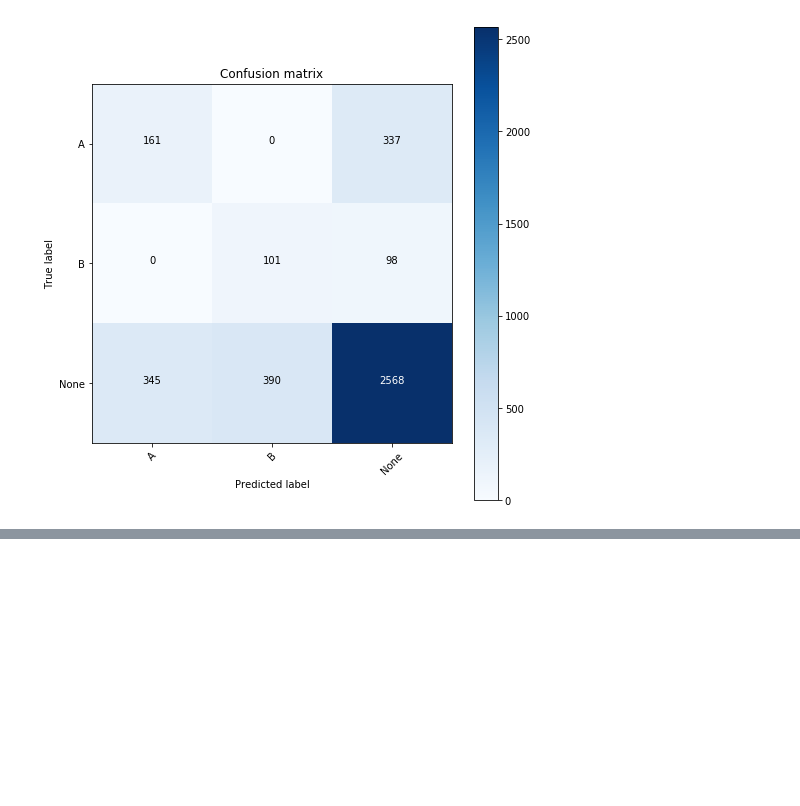
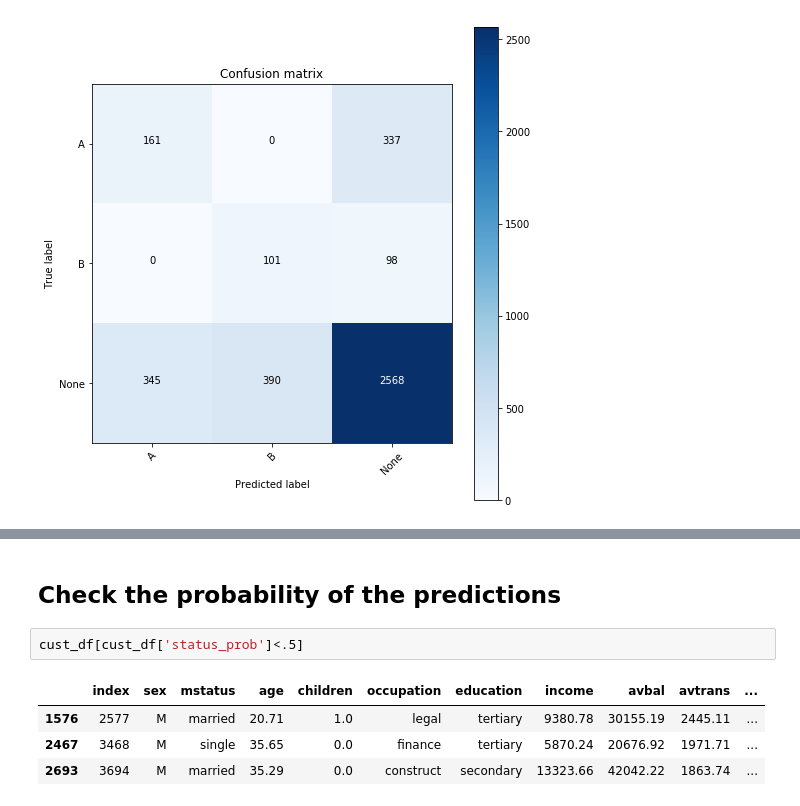
Before and after one commit to tkokkeng/KE5108-HybridIntelSys, a Jupyter notebook: custpurchclassifier.predict.ipynb, the cells around one changed output, grey strips where cells are left out. Saved outputs shown, nothing was run; the diff lists cells and outputs as text; blank space fills up the shorter version.

```diff
--- a/custpurchclassifier.predict.ipynb
+++ b/custpurchclassifier.predict.ipynb
@@ -252,0 +253,9 @@ avg / total       0.76      0.71      0.73      4000
+# %% [markdown]
+## Check the probability of the predictions
+# %%
+cust_df[cust_df['status_prob']<.5]
+# %% [output]
+|  | index | sex | mstatus | age | children | occupation | education | income | avbal | avtrans | ... |
+| 1576 | 2577 | M | married | 20.71 | 1.0 | legal | tertiary | 9380.78 | 30155.19 | 2445.11 | ... |
+| 2467 | 3468 | M | single | 35.65 | 0.0 | finance | tertiary | 5870.24 | 20676.92 | 1971.71 | ... |
+| 2693 | 3694 | M | married | 35.29 | 0.0 | construct | secondary | 13323.66 | 42042.22 | 1863.74 | ... |
```
Also changed, not shown: parts of 3 cells of this notebook, 3 other files.
